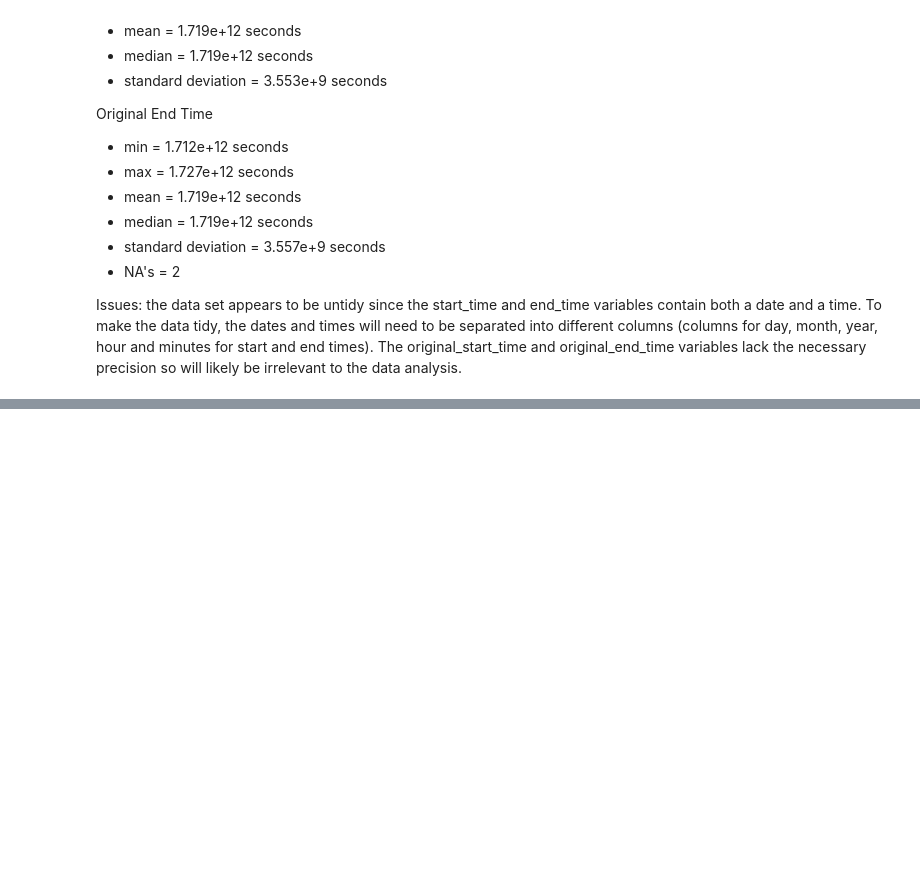
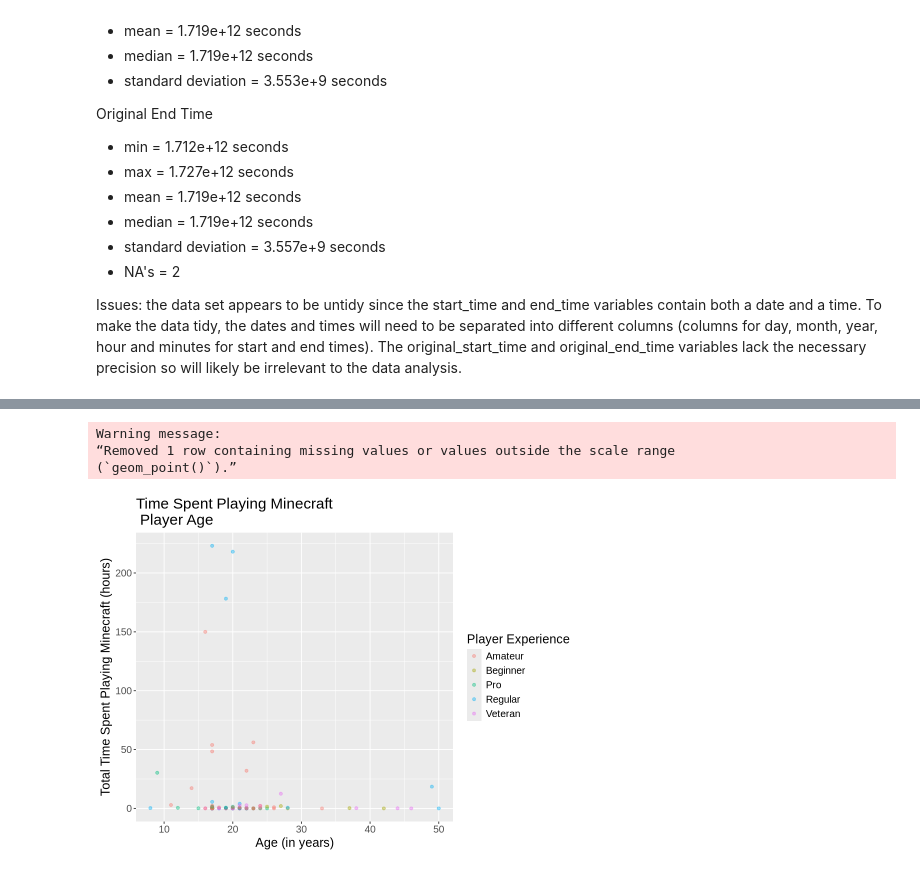
Before and after one commit to lilael-sakhawy/dsci_100_individual_project_planning_stage, a Jupyter notebook: finalproject.ipynb, the cells around one changed output, grey strips where cells are left out. Saved outputs shown, nothing was run; the diff lists cells and outputs as text; code cells hidden in the pictures; blank space fills up the shorter version.

```diff
--- a/finalproject.ipynb
+++ b/finalproject.ipynb
@@ -69,0 +96,10 @@ Issues: the data set appears to be untidy since the start_time and end_time vari
+# %%
+# The following code will be used to read the data into R. The URLs for the raw data files were used to ensure the method of reading the data in is reproducible.
+players_url <- "https://raw.githubusercontent.com/lilael-sakhawy/dsci_100_individual_project_planning_stage/refs/heads/main/players.csv"
+sessions_url <- "https://raw.githubusercontent.com/lilael-sakhawy/dsci_100_individual_project_planning_stage/refs/heads/main/sessions.csv"
+
+players_data <- read_csv(players_url)
+sessions_data <- read_csv(sessions_url)
+
+head(players_data)
+head(sessions_data)
@@ -69,0 +185,19 @@ Issues: the data set appears to be untidy since the start_time and end_time vari
+# %%
+# code to split the data into a training set (70%) and a testing set (30%), since only the training set should be used in the exploratory analysis
+players_split <- initial_split(players_data, prop = 0.70, strata = played_hours)
+players_training <- training(players_split)
+players_testing <- testing(players_split)
+# %%
+# exploratory vizualization 1: do age or player experience affect total time spent playing Minecraft?
+players_training <- mutate(players_training, Age = Age, na.rm = TRUE)
+age_effect_plot <- ggplot(players_training, aes(x = Age, y = played_hours, colour = experience)) +
+geom_point(alpha = 0.4) +
+labs(x = "Age (in years)", y = "Total Time Spent Playing Minecraft (hours)", colour = "Player Experience", title = "Time Spent Playing Minecraft \n Player Age") +
+theme(text = element_text(size = 15))
+options(repr.plot.height = 6, repr.plot.width = 8)
+age_effect_plot
+# %% [output]
+Warning message:
+“Removed 1 row containing missing values or values outside the scale range
+(`geom_point()`).”
+[figure, added]
```
Also changed, not shown: parts of 16 cells of this notebook.
